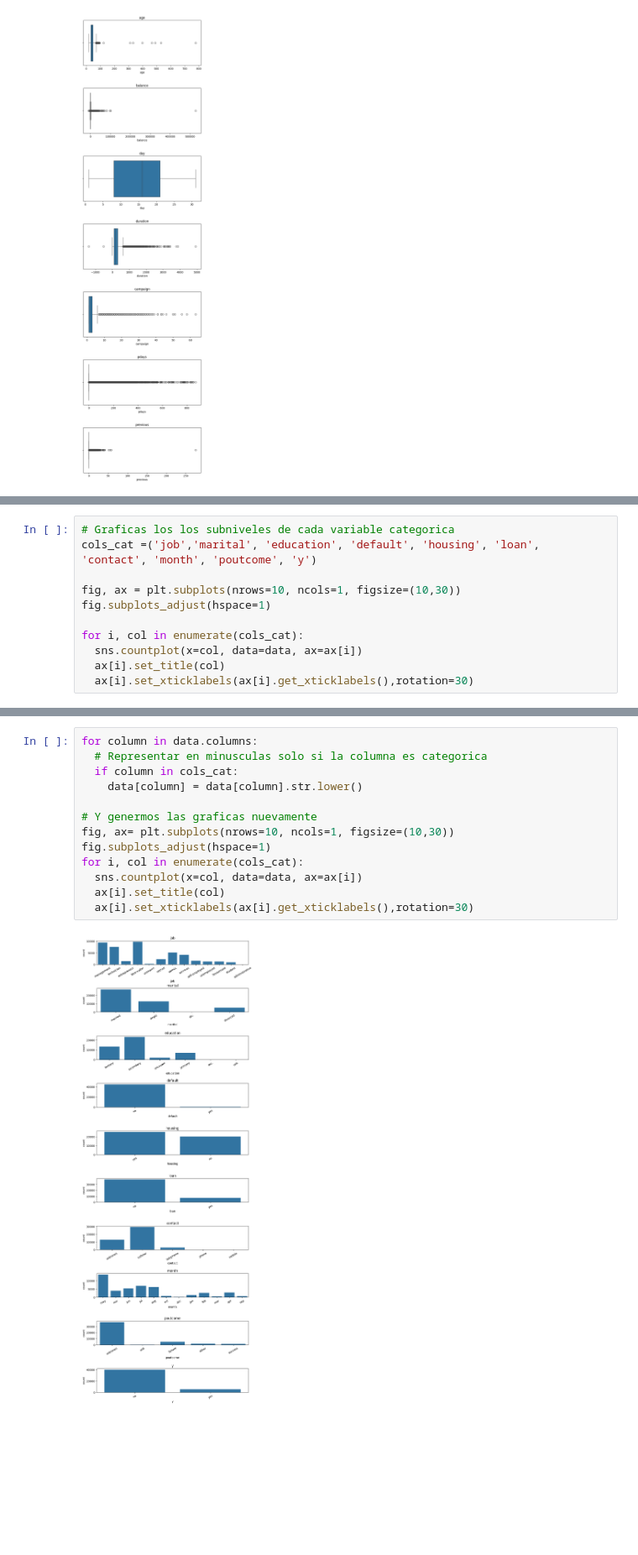
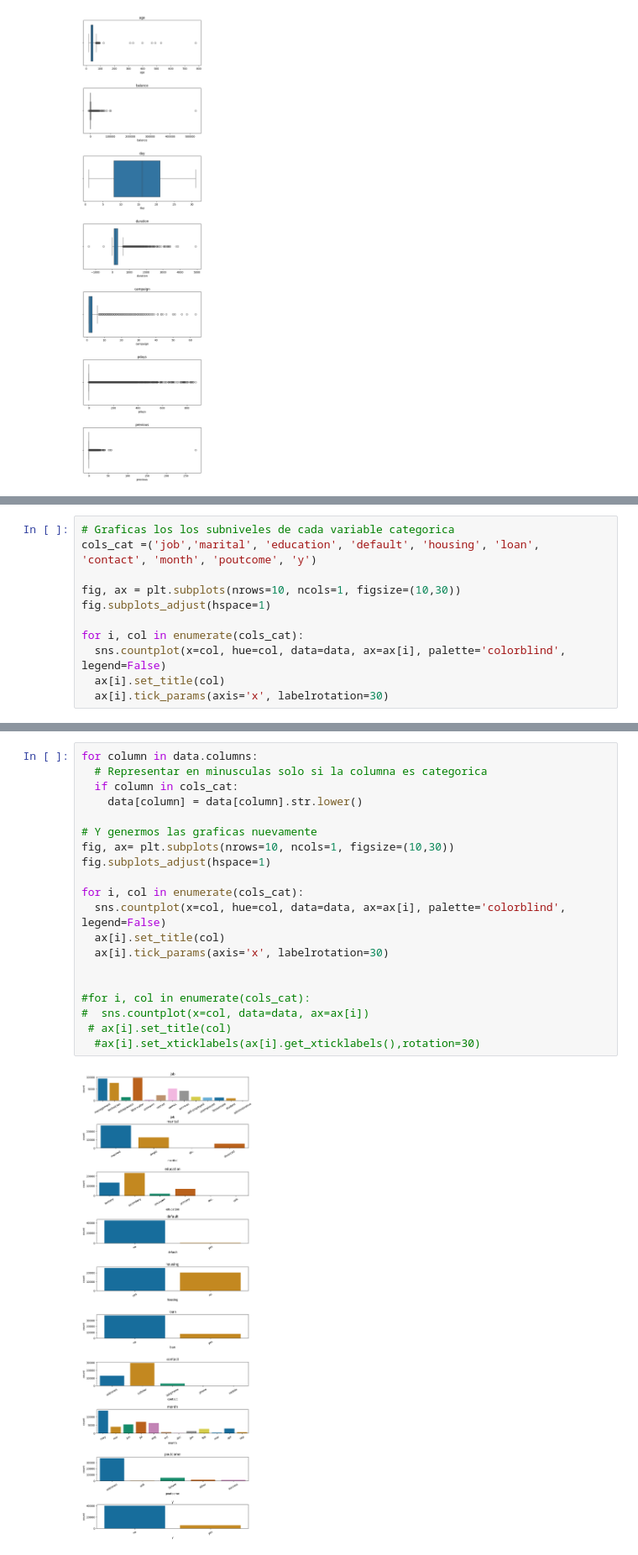
Before and after one commit to BladimirBL/Talento-Tech, a Jupyter notebook: New_Notebook_Data_Cleaning_.ipynb, the cells around one changed output, grey strips where cells are left out. Shown: that part at 84% size. Drawn from its saved outputs; the diff is of its cells as text; blank space fills up the shorter version.

```diff
--- a/New_Notebook_Data_Cleaning_.ipynb
+++ b/New_Notebook_Data_Cleaning_.ipynb
@@ -224,7 +333,7 @@ fig, ax = plt.subplots(nrows=10, ncols=1, figsize=(10,30))
 fig.subplots_adjust(hspace=1)
 
 for i, col in enumerate(cols_cat):
-  sns.countplot(x=col, data=data, ax=ax[i])
+  sns.countplot(x=col, hue=col, data=data, ax=ax[i], palette='colorblind', legend=False)
   ax[i].set_title(col)
-  ax[i].set_xticklabels(ax[i].get_xticklabels(),rotation=30)
+  ax[i].tick_params(axis='x', labelrotation=30)
 # %% [output]
@@ -232,15 +344,22 @@ for i, col in enumerate(cols_cat):
 # %%
 for column in data.columns:
   # Representar en minusculas solo si la columna es categorica
   if column in cols_cat:
     data[column] = data[column].str.lower()
 
 # Y genermos las graficas nuevamente
 fig, ax= plt.subplots(nrows=10, ncols=1, figsize=(10,30))
 fig.subplots_adjust(hspace=1)
+
 for i, col in enumerate(cols_cat):
-  sns.countplot(x=col, data=data, ax=ax[i])
+  sns.countplot(x=col, hue=col, data=data, ax=ax[i], palette='colorblind', legend=False)
   ax[i].set_title(col)
-  ax[i].set_xticklabels(ax[i].get_xticklabels(),rotation=30)
+  ax[i].tick_params(axis='x', labelrotation=30)
+
+
+#for i, col in enumerate(cols_cat):
+#  sns.countplot(x=col, data=data, ax=ax[i])
+ # ax[i].set_title(col)
+  #ax[i].set_xticklabels(ax[i].get_xticklabels(),rotation=30)
 # %% [output]
-[figure, old version]
+[figure, new version]
```
Also changed, not shown: parts of 28 cells of this notebook.
